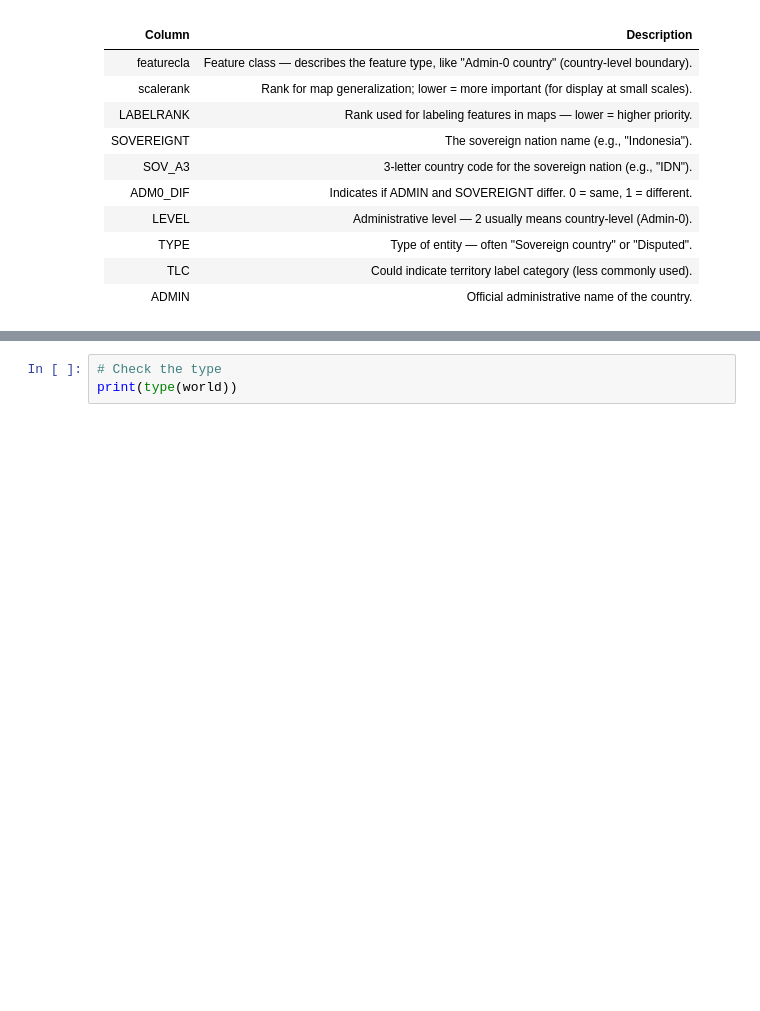
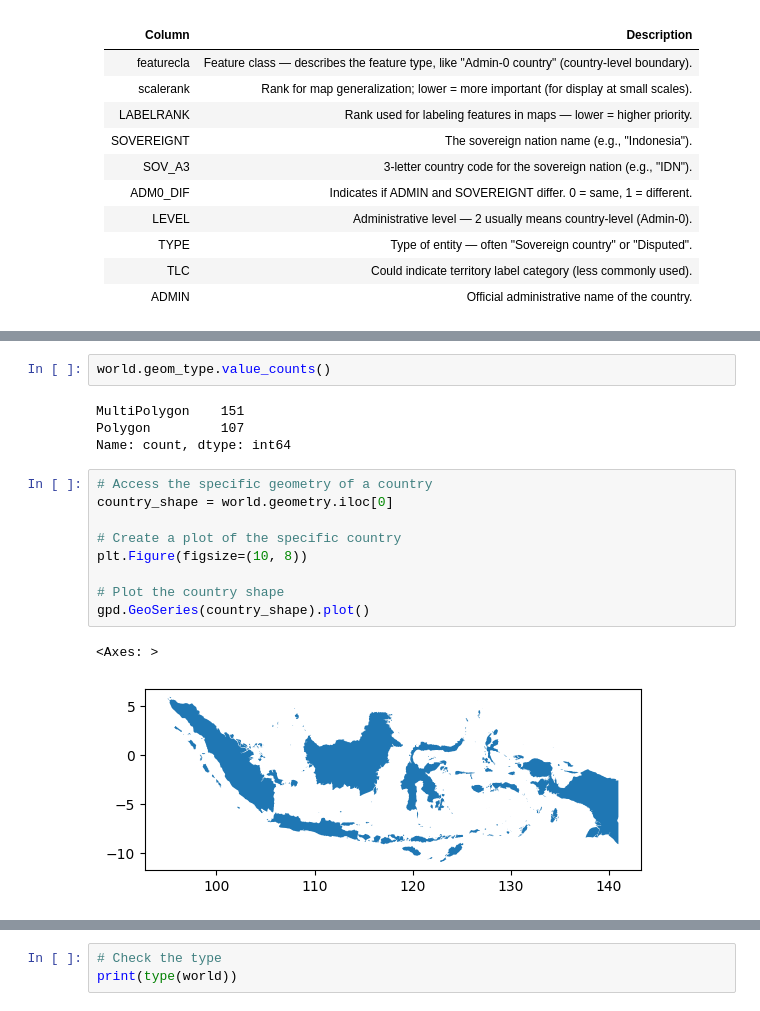
Before and after one commit to bonareri/data-science-class, a Jupyter notebook: 05-Python_for_Data_Science/10_Foundations_of_Geopandas.ipynb, the cells around one changed output, grey strips where cells are left out. Cells and saved outputs as stored; diff of their text form; blank space fills up the shorter version.

```diff
--- a/05-Python_for_Data_Science/10_Foundations_of_Geopandas.ipynb
+++ b/05-Python_for_Data_Science/10_Foundations_of_Geopandas.ipynb
@@ -124,0 +174,18 @@ world.plot()
+# %%
+world.geom_type.value_counts()
+# %% [output]
+MultiPolygon    151
+Polygon         107
+Name: count, dtype: int64
+# %%
+# Access the specific geometry of a country
+country_shape = world.geometry.iloc[0]
+
+# Create a plot of the specific country
+plt.Figure(figsize=(10, 8))
+
+# Plot the country shape
+gpd.GeoSeries(country_shape).plot()
+# %% [output]
+<Axes: >
+[figure, added]
```
Also changed, not shown: parts of 40 cells of this notebook, 9 other files.
